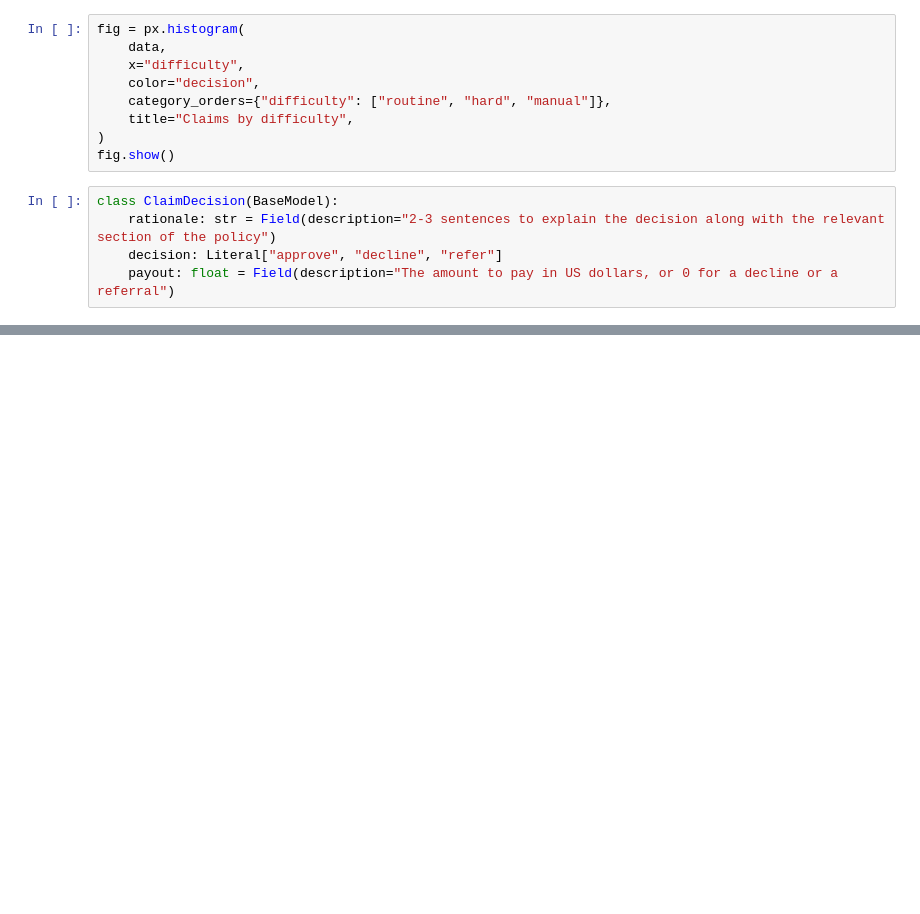
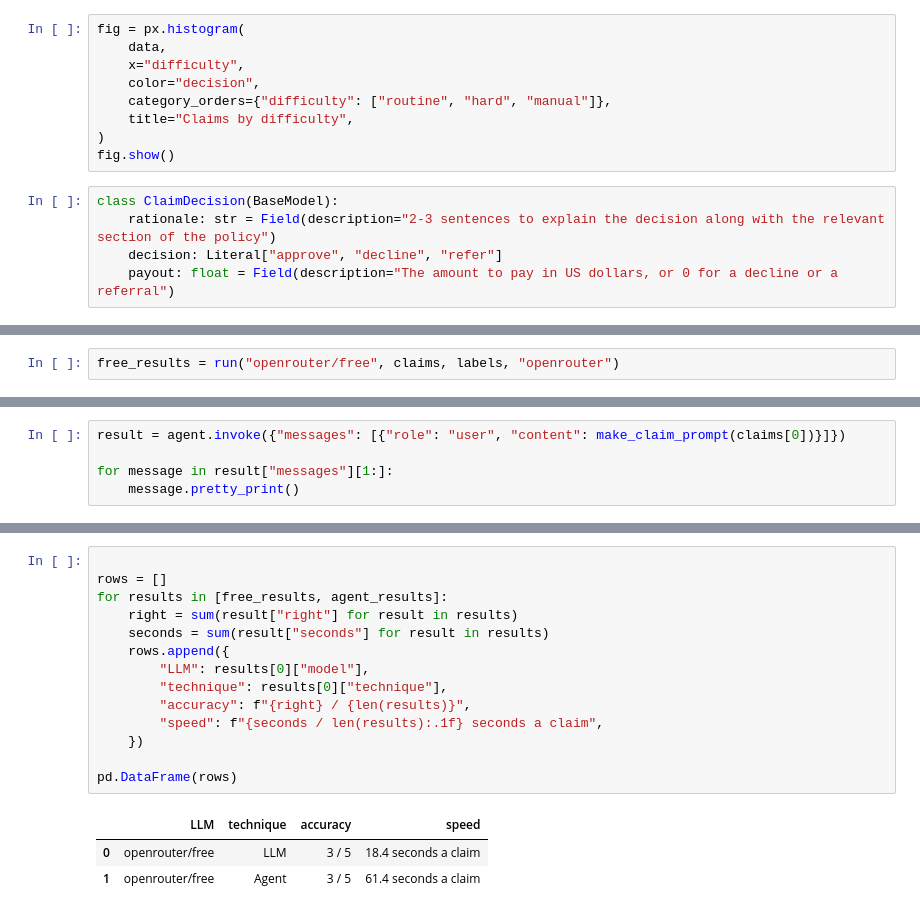
Before and after one commit to Ayush-Thakur-geek/Agentic_Ai, a Jupyter notebook: undercover/claim-handler.ipynb, the cells around one changed output, grey strips where cells are left out. Saved outputs shown, nothing was run; the diff lists cells and outputs as text; blank space fills up the shorter version.

```diff
--- a/undercover/claim-handler.ipynb
+++ b/undercover/claim-handler.ipynb
@@ -277,0 +298,2 @@ LengthFinishReasonError: Could not parse response content as the length limit wa
+# %%
+free_results = run("openrouter/free", claims, labels, "openrouter")
@@ -280,0 +398,5 @@ scored.pivot_table(index="model", columns="difficulty", values="right", aggfunc=
+# %%
+result = agent.invoke({"messages": [{"role": "user", "content": make_claim_prompt(claims[0])}]})
+
+for message in result["messages"][1:]:
+    message.pretty_print()
@@ -280,0 +467,18 @@ scored.pivot_table(index="model", columns="difficulty", values="right", aggfunc=
+# %%
+
+rows = []
+for results in [free_results, agent_results]:
+    right = sum(result["right"] for result in results)
+    seconds = sum(result["seconds"] for result in results)
+    rows.append({
+        "LLM": results[0]["model"],
+        "technique": results[0]["technique"],
+        "accuracy": f"{right} / {len(results)}",
+        "speed": f"{seconds / len(results):.1f} seconds a claim",
+    })
+
+pd.DataFrame(rows)
+# %% [output]
+|  | LLM | technique | accuracy | speed |
+| 0 | openrouter/free | LLM | 3 / 5 | 18.4 seconds a claim |
+| 1 | openrouter/free | Agent | 3 / 5 | 61.4 seconds a claim |
```
Also changed, not shown: parts of 22 cells of this notebook, 2 other files.
